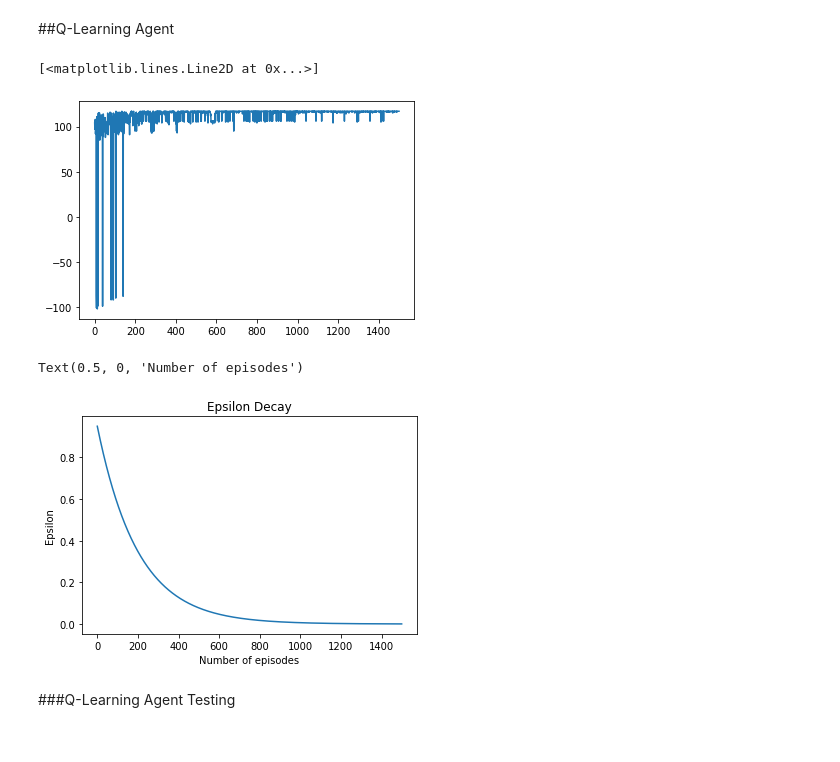
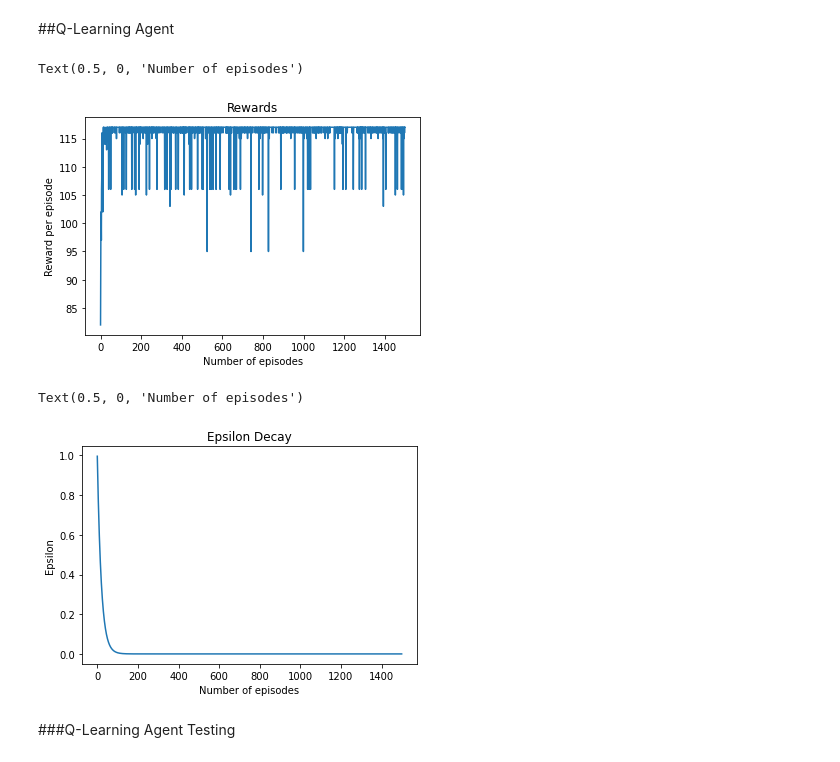
Before and after one commit to Shakespeare1998/Reinforcement-Learning, a Jupyter notebook: RL_Assignment_Stochastic.ipynb, the cells around one changed output. Saved outputs shown, nothing was run; the diff lists cells and outputs as text; code cells hidden in the pictures.

```diff
--- a/RL_Assignment_Stochastic.ipynb
+++ b/RL_Assignment_Stochastic.ipynb
@@ -195,7 +195,7 @@ class qlearning():
 
         self.q_table[old_state][action] = (1 - self.alpha) * current_q_value + self.alpha * (reward + self.gamma * max_q_value_in_new_state)
 # %%
-def play(environment, agent, trials=500, max_steps_per_episode=1000, epsilon = 0.95, decay = 0.995):
+def play(environment, agent, trials=500, max_steps_per_episode=1000, epsilon = 0.996, decay = 0.95):
     reward_per_episode = []
     eps_list = []
     eps = epsilon
@@ -227,13 +227,16 @@ def play(environment, agent, trials=500, max_steps_per_episode=1000, epsilon = 0
 # %%
 environment = a1()
 agentQ = qlearning(environment)
 
 reward_per_episode, epsilon_decay = play(environment, agentQ, trials=1500)
 
 plt.plot(reward_per_episode)
+plt.title("Rewards")
+plt.ylabel("Reward per episode")
+plt.xlabel("Number of episodes")
 # %% [output]
-[<matplotlib.lines.Line2D at 0x...>]
+Text(0.5, 0, 'Number of episodes')
-[figure, old version]
+[figure, new version]
 # %%
 plt.plot(epsilon_decay)
 plt.title("Epsilon Decay")
@@ -241,7 +244,7 @@ plt.ylabel("Epsilon")
 plt.xlabel("Number of episodes")
 # %% [output]
 Text(0.5, 0, 'Number of episodes')
-[figure, old version]
+[figure, new version]
 # %%
 import pickle
 with open('q_values(QLearning).pickle', 'wb') as export:
```
Also changed, not shown: parts of 5 cells of this notebook.
